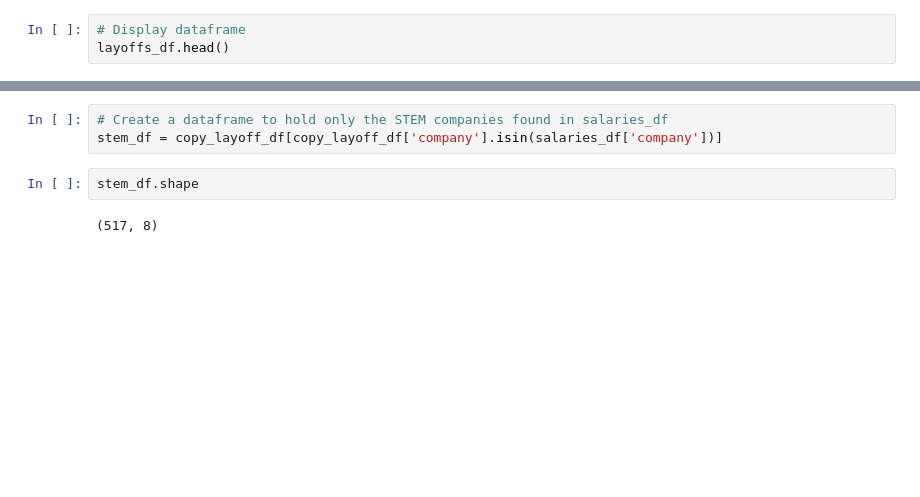
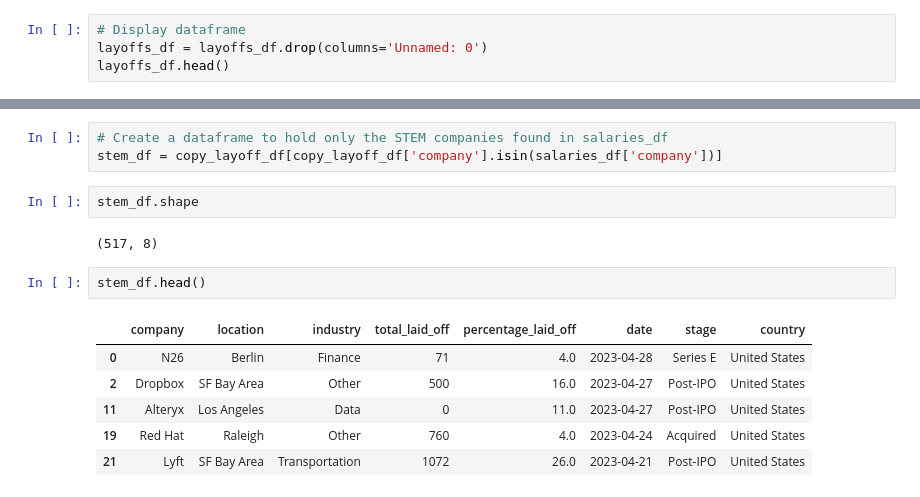
Before and after one commit to dianeooty/datascience_salary, a Jupyter notebook: datasciencesalaries.ipynb, the cells around one changed output, grey strips where cells are left out. Cells and saved outputs as stored; diff of their text form; blank space fills up the shorter version.

```diff
--- a/datasciencesalaries.ipynb
+++ b/datasciencesalaries.ipynb
@@ -73,5 +75,6 @@ memory usage: 159.2+ KB
 # %%
 # Display dataframe
+layoffs_df = layoffs_df.drop(columns='Unnamed: 0')
 layoffs_df.head()
 # %% [output]
 |  | company | location | industry | total_laid_off | percentage_laid_off | date | stage | country |
@@ -90,3 +93,12 @@ stem_df = copy_layoff_df[copy_layoff_df['company'].isin(salaries_df['company'])]
 stem_df.shape
 # %% [output]
 (517, 8)
+# %%
+stem_df.head()
+# %% [output]
+|  | company | location | industry | total_laid_off | percentage_laid_off | date | stage | country |
+| 0 | N26 | Berlin | Finance | 71 | 4.0 | 2023-04-28 | Series E | United States |
+| 2 | Dropbox | SF Bay Area | Other | 500 | 16.0 | 2023-04-27 | Post-IPO | United States |
+| 11 | Alteryx | Los Angeles | Data | 0 | 11.0 | 2023-04-27 | Post-IPO | United States |
+| 19 | Red Hat | Raleigh | Other | 760 | 4.0 | 2023-04-24 | Acquired | United States |
+| 21 | Lyft | SF Bay Area | Transportation | 1072 | 26.0 | 2023-04-21 | Post-IPO | United States |
```
Also changed, not shown: parts of 4 cells of this notebook.
